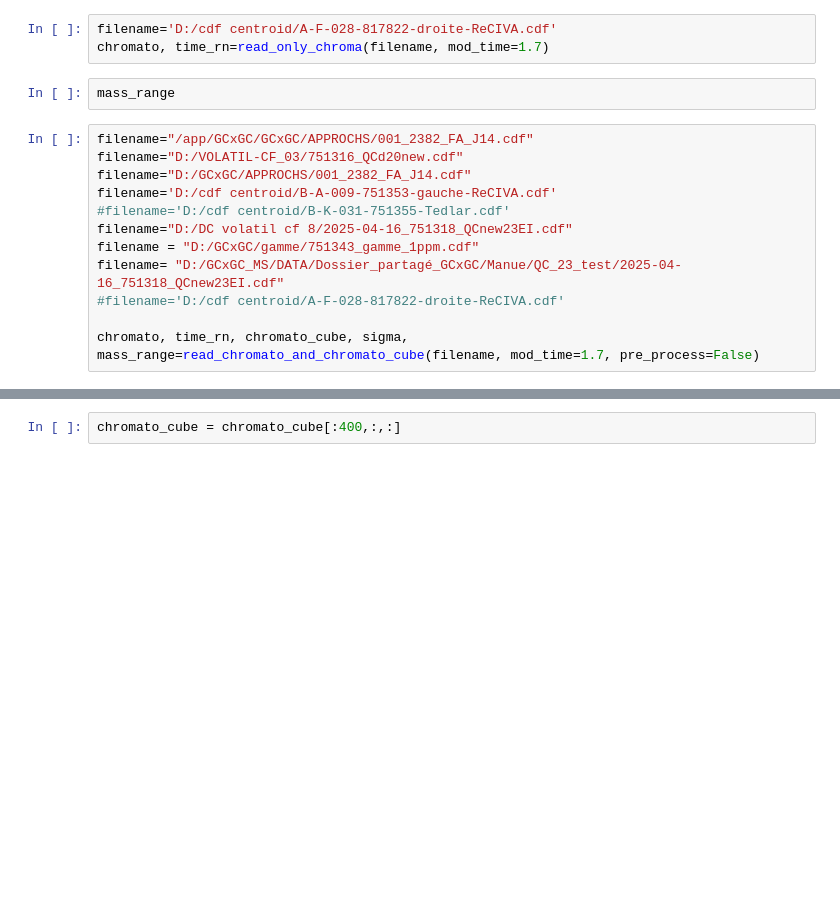
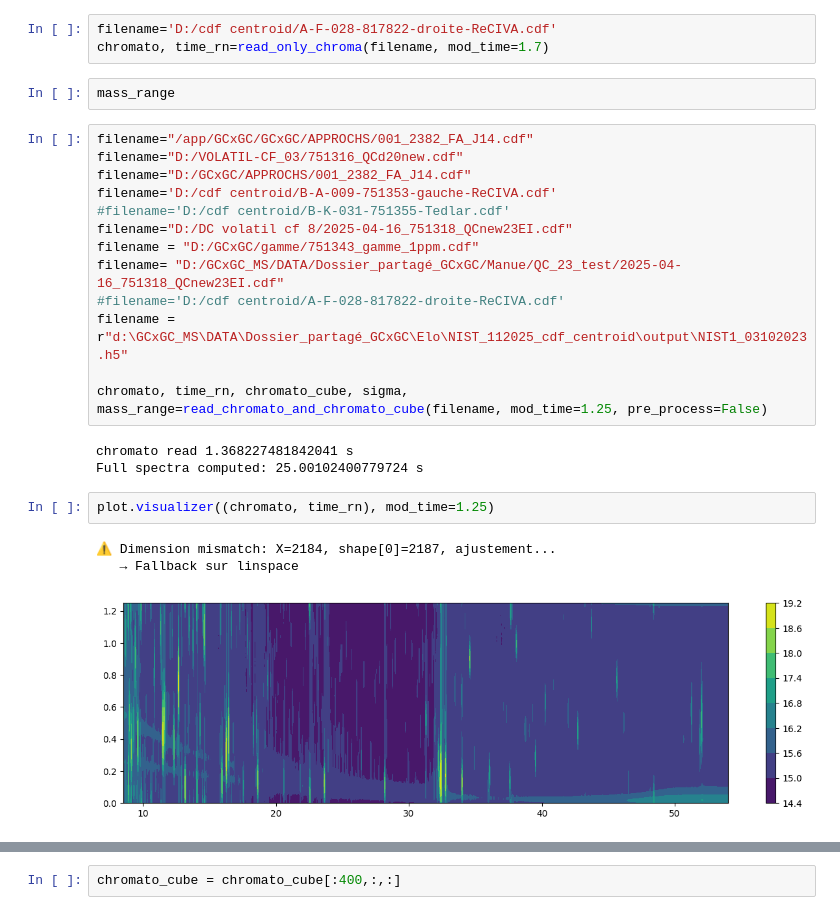
Before and after one commit to Lollith/Python-2DGC-Alignment, a Jupyter notebook: notebooks/deconvolution.ipynb, the cells around one changed output, grey strips where cells are left out. Cells and saved outputs as stored; diff of their text form; blank space fills up the shorter version.

```diff
--- a/notebooks/deconvolution.ipynb
+++ b/notebooks/deconvolution.ipynb
@@ -39,5 +39,15 @@ filename="D:/DC volatil cf 8/2025-04-16_751318_QCnew23EI.cdf"
 filename = "D:/GCxGC/gamme/751343_gamme_1ppm.cdf"
 filename= "D:/GCxGC_MS/DATA/Dossier_partagé_GCxGC/Manue/QC_23_test/2025-04-16_751318_QCnew23EI.cdf"
 #filename='D:/cdf centroid/A-F-028-817822-droite-ReCIVA.cdf'
+filename = r"d:\GCxGC_MS\DATA\Dossier_partagé_GCxGC\Elo\NIST_112025_cdf_centroid\output\NIST1_03102023.h5"
 
-chromato, time_rn, chromato_cube, sigma, mass_range=read_chromato_and_chromato_cube(filename, mod_time=1.7, pre_process=False)
+chromato, time_rn, chromato_cube, sigma, mass_range=read_chromato_and_chromato_cube(filename, mod_time=1.25, pre_process=False)
+# %% [output]
+chromato read 1.368227481842041 s
+Full spectra computed: 25.00102400779724 s
+# %%
+plot.visualizer((chromato, time_rn), mod_time=1.25)
+# %% [output]
+⚠️ Dimension mismatch: X=2184, shape[0]=2187, ajustement...
+   → Fallback sur linspace
+[figure, added]
```
Also changed, not shown: parts of 1 cell of this notebook, 4 other files.
